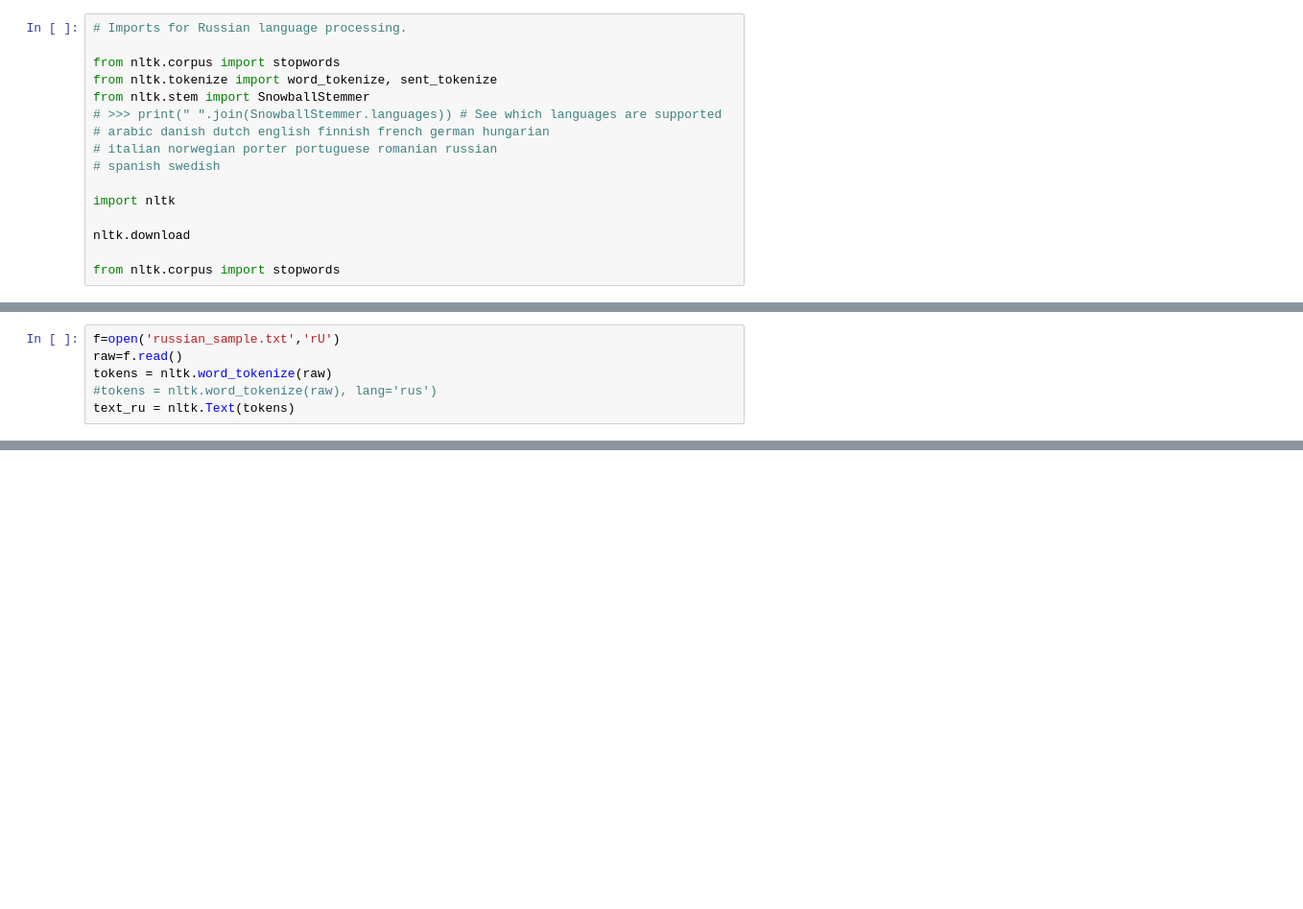
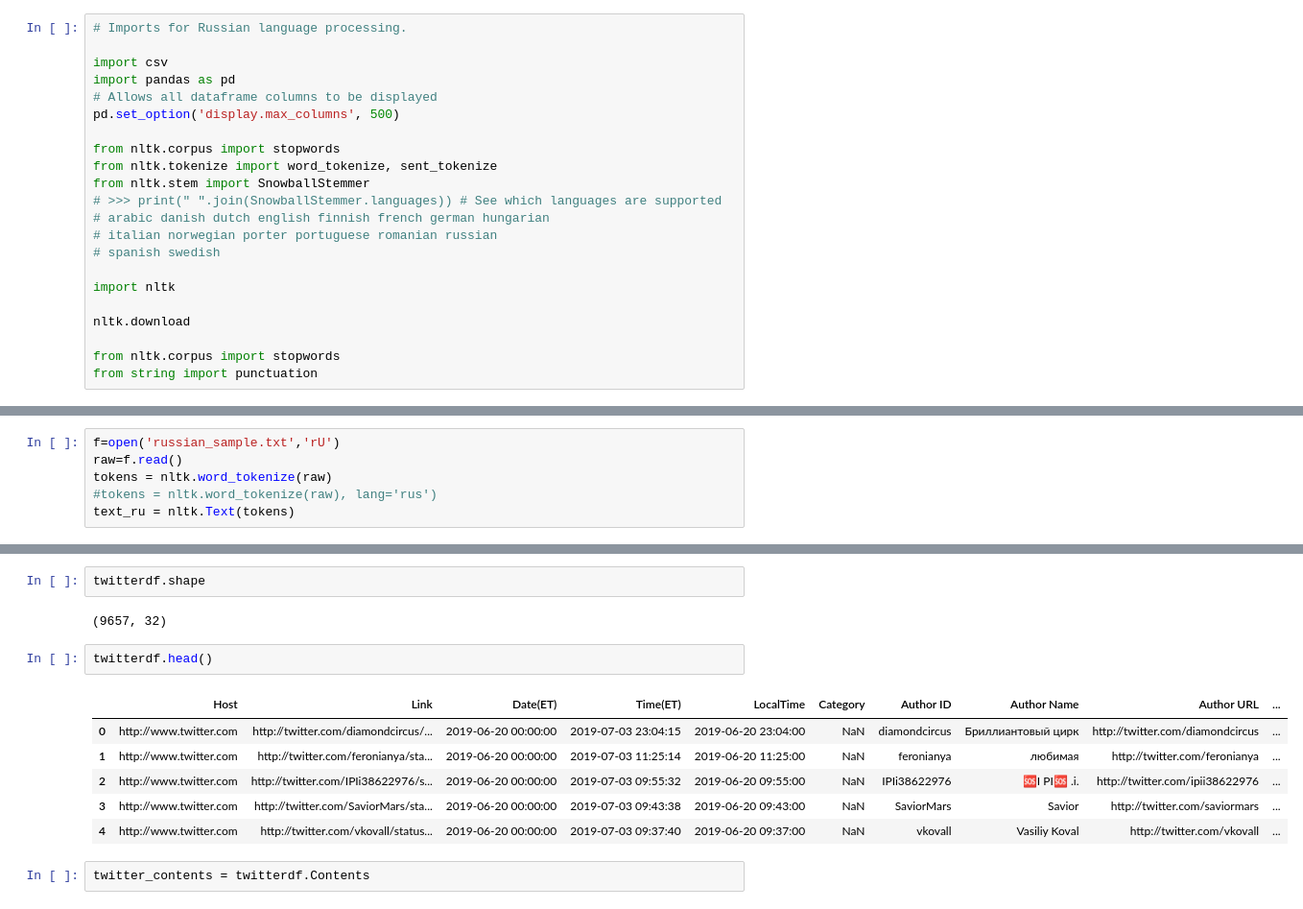
Before and after one commit to happywanderer/techday_nlp_demo, a Jupyter notebook: Jim/Russian Language Test.ipynb, the cells around one changed output, grey strips where cells are left out. Shown at 96% size. Cells and saved outputs as stored; diff of their text form; blank space fills up the shorter version.

```diff
--- a/Jim/Russian Language Test.ipynb
+++ b/Jim/Russian Language Test.ipynb
@@ -4,6 +4,11 @@
 pip install nltk
 # %%
 # Imports for Russian language processing.
+
+import csv
+import pandas as pd
+# Allows all dataframe columns to be displayed
+pd.set_option('display.max_columns', 500)
 
 from nltk.corpus import stopwords
 from nltk.tokenize import word_tokenize, sent_tokenize
@@ -18,6 +23,7 @@ import nltk
 nltk.download
 
 from nltk.corpus import stopwords
+from string import punctuation
 # %% [markdown]
 # nltk.tokenize.punkt
 # %%
@@ -127,0 +154,15 @@ text_ru = nltk.Text(tokens)
+# %%
+twitterdf.shape
+# %% [output]
+(9657, 32)
+# %%
+twitterdf.head()
+# %% [output]
+|  | Host | Link | Date(ET) | Time(ET) | LocalTime | Category | Author ID | Author Name | Author URL | ... |
+| 0 | http://www.twitter.com | http://twitter.com/diamondcircus/... | 2019-06-20 00:00:00 | 2019-07-03 23:04:15 | 2019-06-20 23:04:00 | NaN | diamondcircus | Бриллиантовый цирк | http://twitter.com/diamondcircus | ... |
+| 1 | http://www.twitter.com | http://twitter.com/feronianya/sta... | 2019-06-20 00:00:00 | 2019-07-03 11:25:14 | 2019-06-20 11:25:00 | NaN | feronianya | любимая | http://twitter.com/feronianya | ... |
+| 2 | http://www.twitter.com | http://twitter.com/IPIi38622976/s... | 2019-06-20 00:00:00 | 2019-07-03 09:55:32 | 2019-06-20 09:55:00 | NaN | IPIi38622976 | 🆘I PI🆘 .i. | http://twitter.com/ipii38622976 | ... |
+| 3 | http://www.twitter.com | http://twitter.com/SaviorMars/sta... | 2019-06-20 00:00:00 | 2019-07-03 09:43:38 | 2019-06-20 09:43:00 | NaN | SaviorMars | Savior | http://twitter.com/saviormars | ... |
+| 4 | http://www.twitter.com | http://twitter.com/vkovall/status... | 2019-06-20 00:00:00 | 2019-07-03 09:37:40 | 2019-06-20 09:37:00 | NaN | vkovall | Vasiliy Koval | http://twitter.com/vkovall | ... |
+# %%
+twitter_contents = twitterdf.Contents
```
Also changed, not shown: parts of 19 cells of this notebook.
